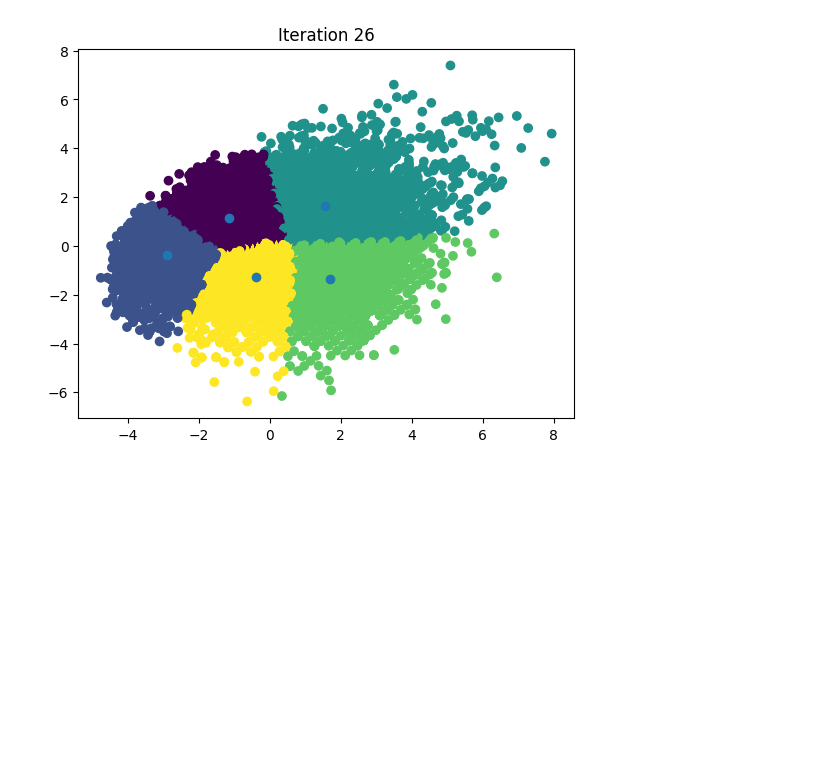
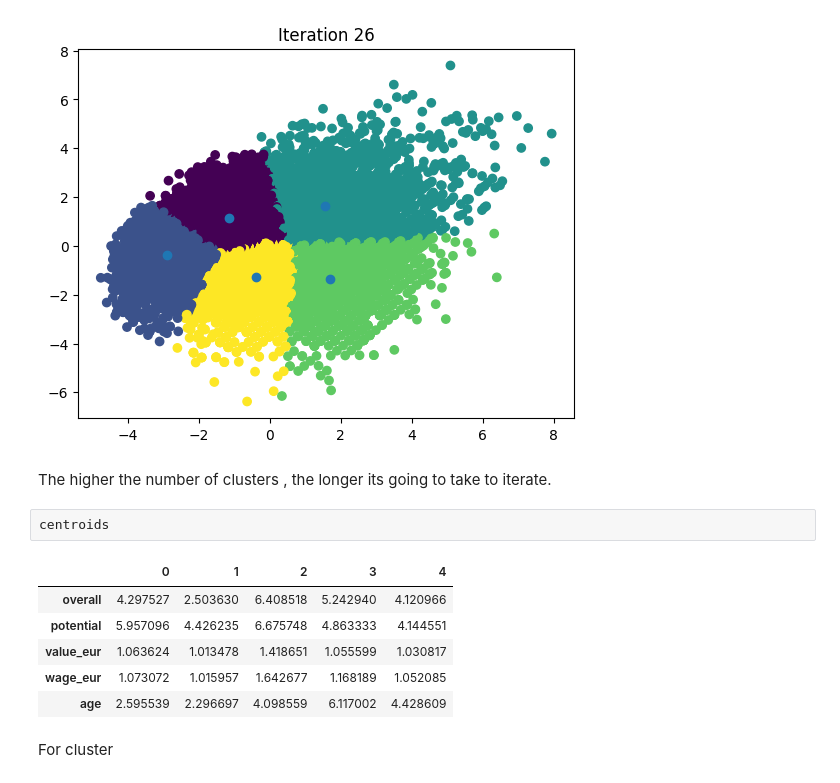
Before and after one commit to art-lmk/Clustering-FIFA-Players-using-KMeans, a Jupyter notebook: Clustering_FIFA_players_using_KMeans.ipynb, the cells around one changed output. Saved outputs shown, nothing was run; the diff lists cells and outputs as text; blank space fills up the shorter version.

```diff
--- a/Clustering_FIFA_players_using_KMeans.ipynb
+++ b/Clustering_FIFA_players_using_KMeans.ipynb
@@ -141,3 +141,16 @@ while iteration < max_iterations and not centroids.equals(old_centroids):
     iteration += 1
 # %% [output]
 [figure]
+# %% [markdown]
+The higher the number of clusters , the longer its going to take to iterate.
+# %%
+centroids
+# %% [output]
+|  | 0 | 1 | 2 | 3 | 4 |
+| overall | 4.297527 | 2.503630 | 6.408518 | 5.242940 | 4.120966 |
+| potential | 5.957096 | 4.426235 | 6.675748 | 4.863333 | 4.144551 |
+| value_eur | 1.063624 | 1.013478 | 1.418651 | 1.055599 | 1.030817 |
+| wage_eur | 1.073072 | 1.015957 | 1.642677 | 1.168189 | 1.052085 |
+| age | 2.595539 | 2.296697 | 4.098559 | 6.117002 | 4.428609 |
+# %% [markdown]
+For cluster
```
Also changed, not shown: parts of 1 cell of this notebook.
